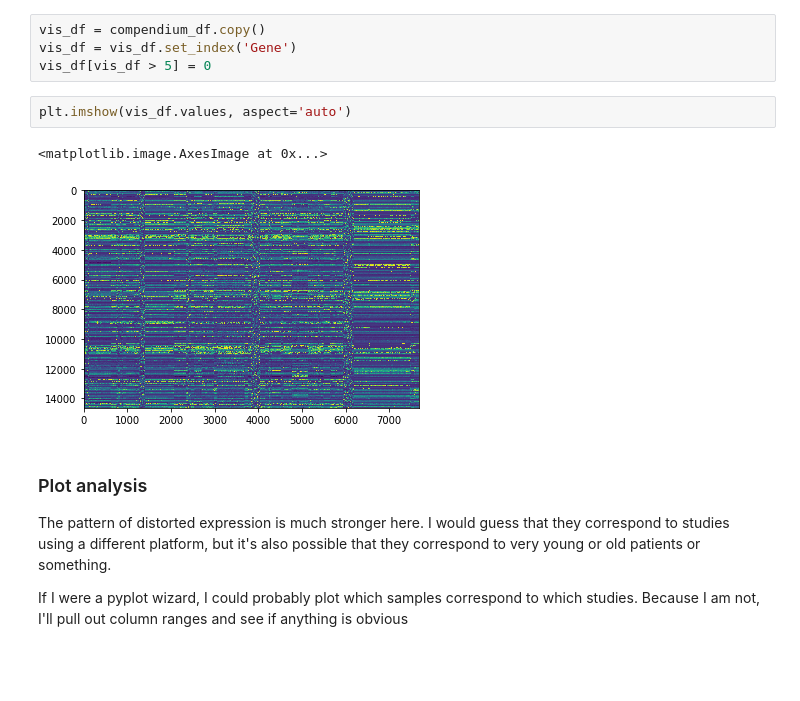
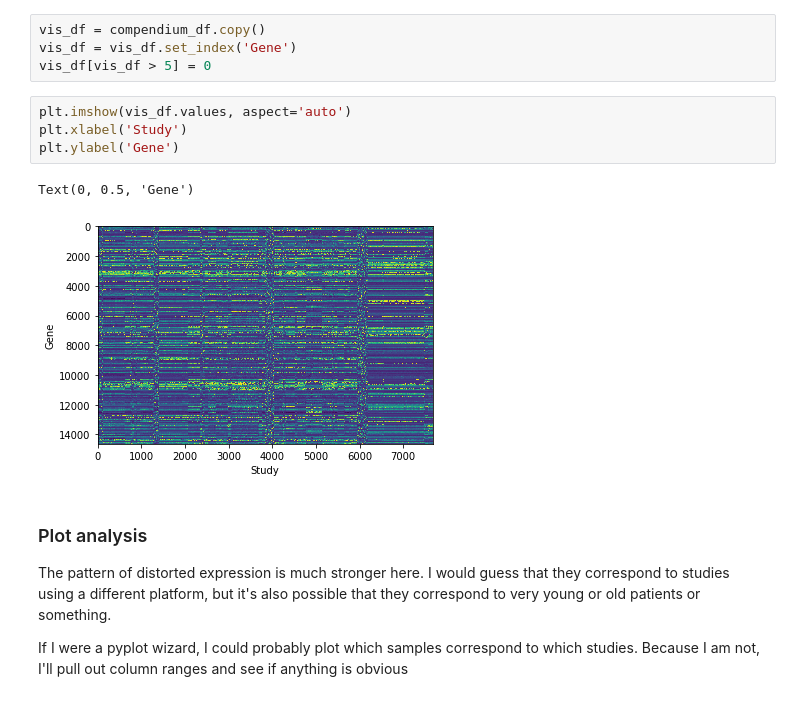
Before and after one commit to greenelab/whistl, a Jupyter notebook: notebook/data_exploration/compendium_eda.ipynb, the cells around one changed output. Drawn from its saved outputs; the diff is of its cells as text; blank space fills up the shorter version.

```diff
--- a/notebook/data_exploration/compendium_eda.ipynb
+++ b/notebook/data_exploration/compendium_eda.ipynb
@@ -102,9 +104,11 @@ vis_df = vis_df.set_index('Gene')
 vis_df[vis_df > 5] = 0
 # %%
 plt.imshow(vis_df.values, aspect='auto')
+plt.xlabel('Study')
+plt.ylabel('Gene')
 # %% [output]
-<matplotlib.image.AxesImage at 0x...>
+Text(0, 0.5, 'Gene')
-[figure, old version]
+[figure, new version]
 # %% [markdown]
 ### Plot analysis
 The pattern of distorted expression is much stronger here. I would guess that they correspond to studies using a different platform, but it's also possible that they correspond to very young or old patients or something.
```
Also changed, not shown: parts of 20 cells of this notebook.
